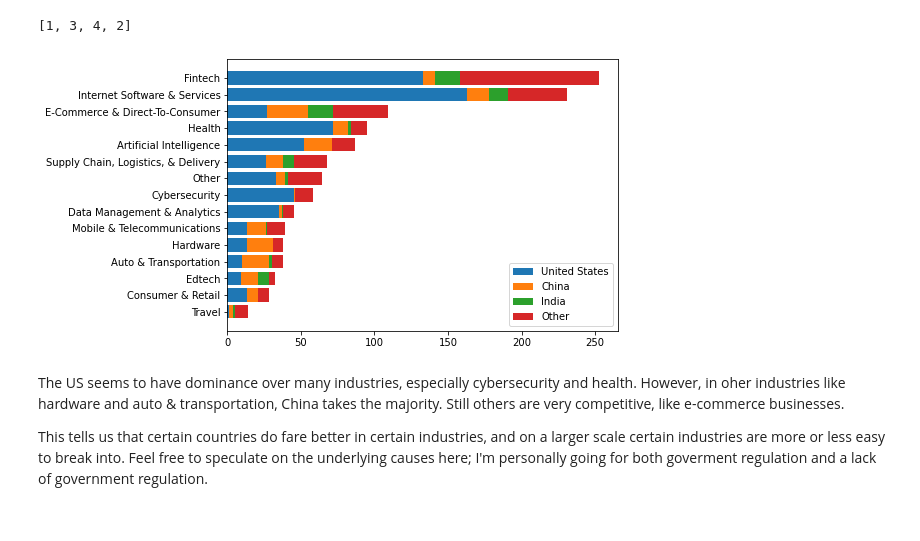
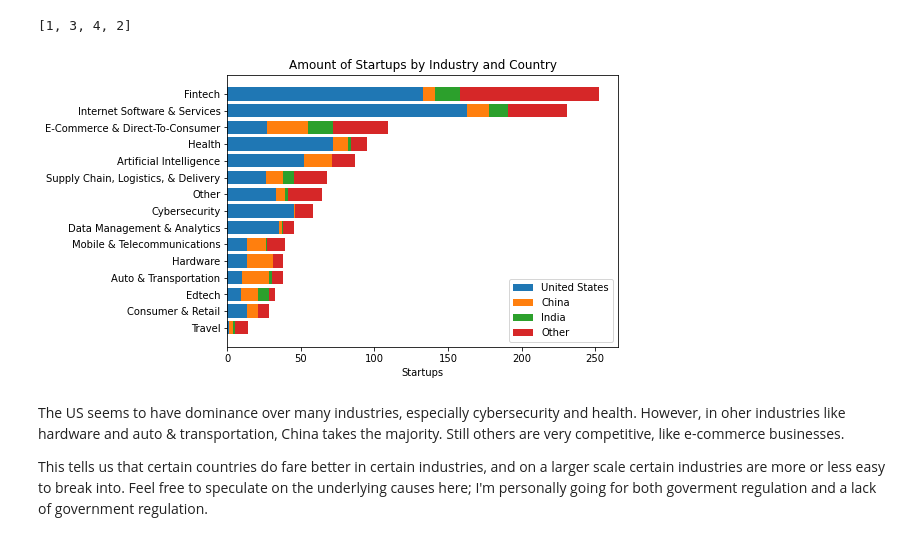
Before and after one commit to LinkWentz/startups-analysis, a Jupyter notebook: analysis.ipynb, the cells around one changed output. Cells and saved outputs as stored; diff of their text form; code cells hidden in the pictures.

Commit message:
Add labels to plots

```diff
--- a/analysis.ipynb
+++ b/analysis.ipynb
@@ -62,31 +62,35 @@ industries_by_country.head()
 # %%
 n = 3
 
 fig, ax = plt.subplots(figsize=(7, 5))
 handles = []
 
 top_n_countries = industries_by_country.head(n)
 left = np.zeros(top_n_countries.shape[1])
 
 for country in top_n_countries.index:
     values = top_n_countries.loc[country]
     industries = top_n_countries.columns
 
     handles.append(ax.barh(industries, values, left=left))
 
     left += values
 
 remain_country_count = industries_by_country.shape[0] - n
 other_countries = industries_by_country.tail(remain_country_count)
 handles.append(ax.barh(other_countries.columns,
                        other_countries.sum(axis=0),
                        left=left)
 )
 
 ax.legend(handles, [*top_n_countries.index[:n], 'Other'])
+
+plt.xlabel('Startups')
+plt.title('Amount of Startups by Industry and Country')
+
 plt.show()
 # %% [output]
-[figure, old version]
+[figure, new version]
 # %% [markdown]
 The US seems to have dominance over many industries, especially cybersecurity and health. However, in oher industries like hardware and auto & transportation, China takes the majority. Still others are very competitive, like e-commerce businesses.
 
```
Also changed, not shown: parts of 6 cells of this notebook.
